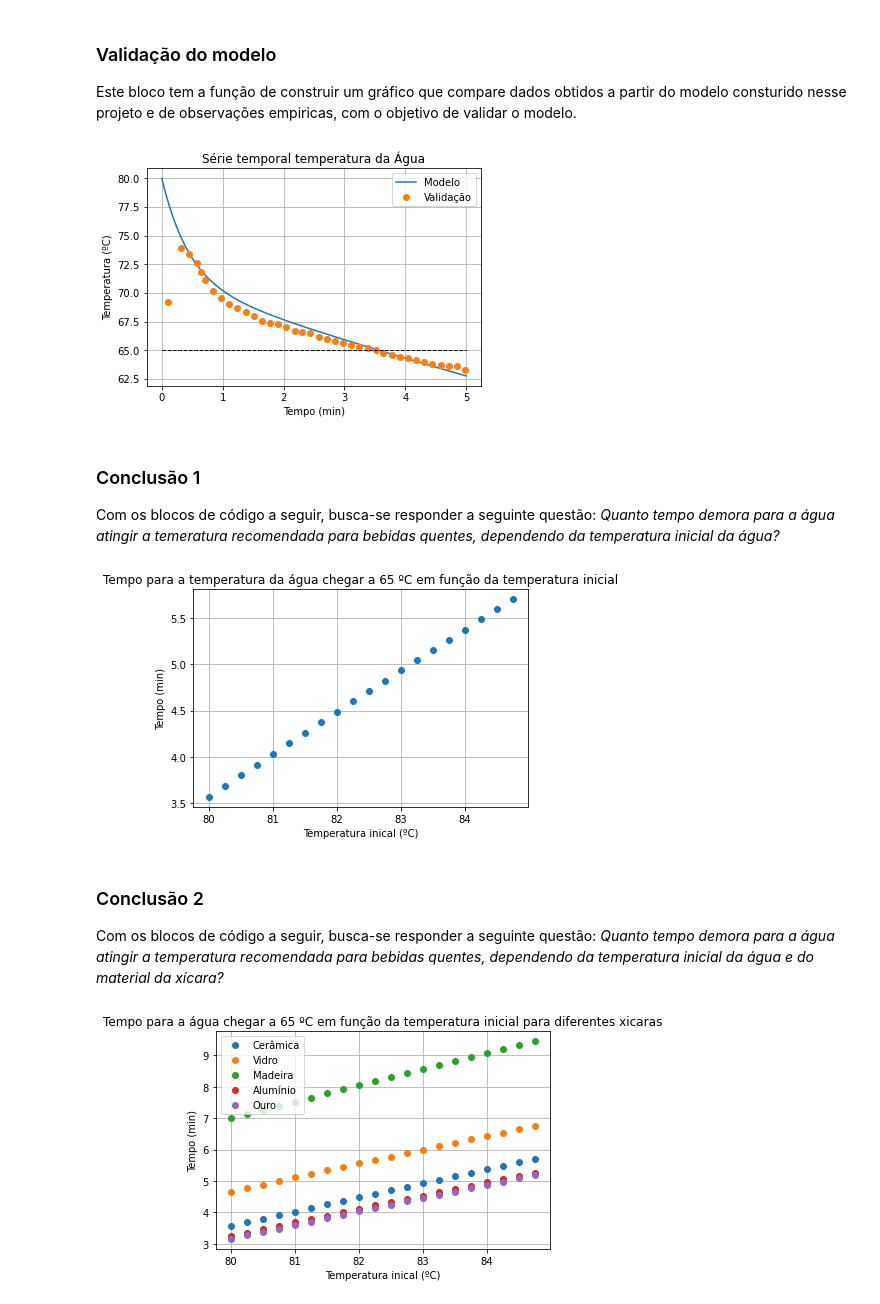
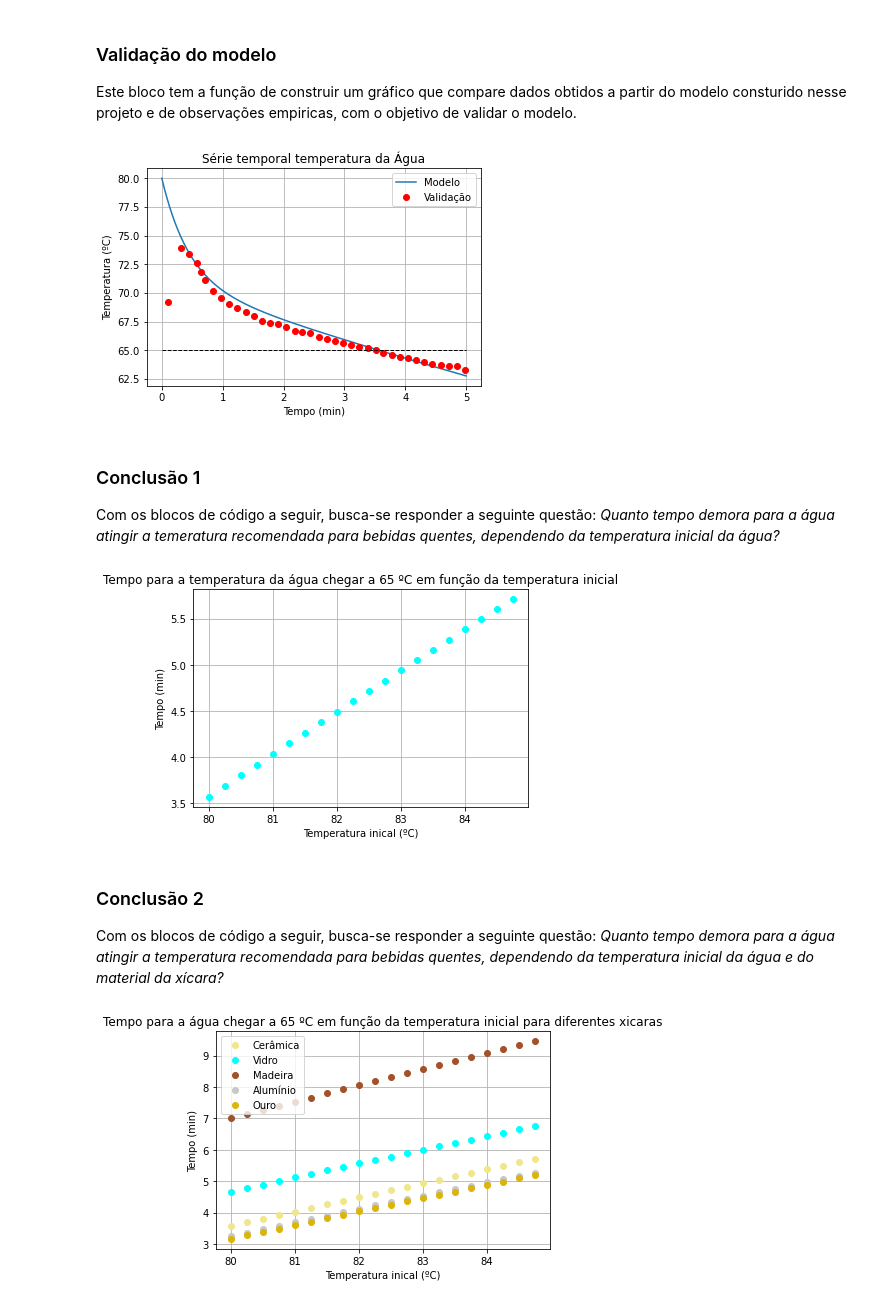
Before and after one commit to rodme02/Projeto_2_ModSim, a Jupyter notebook: Projeto_2.ipynb, the cells around one changed output. Saved outputs shown, nothing was run; the diff lists cells and outputs as text; code cells hidden in the pictures.

Commit message:
cores dos gráficos

```diff
--- a/Projeto_2.ipynb
+++ b/Projeto_2.ipynb
@@ -161,7 +161,7 @@ t_min_validação = (0.11, 0.31, 0.44, 0.58, 0.65, 0.71, 0.84, 0.98, 1.11, 1.24,
 
 # Plotagem do gráfico
 plt.plot(tempo_min, T_agua, label="Modelo")
-plt.plot(t_min_validação, T_agua_validação, "o", label="Validação")
+plt.plot(t_min_validação, T_agua_validação, "ro", label="Validação")
 
 plt.plot([tempo_min[0], tempo_min[-1]], [65, 65], "k--", lw=1)  # Linha de referencia para a temperatura ideal da água
 
@@ -173,7 +173,7 @@ plt.grid()
 plt.savefig('validacao.png', dpi=300, transparent=True)
 plt.show()
 # %% [output]
-[figure, old version]
+[figure, new version]
 # %% [markdown]
 ### Conclusão 1
 
@@ -217,7 +217,7 @@ for T0_agua in lista_T0_agua:
     tempos_T_ideal.append(tempo_T_ideal)
 
 # Plotagem do gráfico
-plt.plot(lista_T0_agua, tempos_T_ideal, 'o')
+plt.plot(lista_T0_agua, tempos_T_ideal, 'o', color='aqua')
 plt.title('Tempo para a temperatura da água chegar a 65 ºC em função da temperatura inicial')
 plt.ylabel('Tempo (min)')
 plt.xlabel('Temperatura inical (ºC)')
@@ -225,7 +225,7 @@ plt.grid()
 plt.savefig('tempo_xicara.png', dpi=300, transparent=True)
 plt.show()
 # %% [output]
-[figure, old version]
+[figure, new version]
 # %% [markdown]
 ### Conclusão 2
 
@@ -270,6 +270,7 @@ K_madeira  = 0.14
 K_alumínio = 235
 K_ouro     = 327
 
+cores= ('khaki','cyan','sienna','#C5C9C7','#DBB40C')
 K_list = (K_ceramica, K_vidro, K_madeira, K_alumínio, K_ouro)
 
 # Calores Específicos (em J/(kg ⋅ K))
@@ -298,33 +299,32 @@ materiais_tempos = []
 for material in materiais:
 
     # Tempos que a água chega na tempetarua ideal para temeratura inicial
     material_tempos = []
 
     for T0_agua in lista_T0_agua:
         T0 = (T0_agua, T0_xicara)
 
         # Implementação do modelo
         T_list_3 = odeint(modelo_2, T0, tempo_2_seg, args=(material, ))
         T_agua_3 = T_list_3[:, 0]
 
         # Dado conclusivo
         material_tempo = tempo_tempetarura_valor(tempo_2_min, T_agua_3, T_agua_ideal)
         material_tempos.append(material_tempo)
 
     materiais_tempos.append(material_tempos)
 
 # Plotagem do gráfico
 for i, material in enumerate(materiais_nomes):
     xicara_tempos = materiais_tempos[i]
-
-    plt.plot(lista_T0_agua, xicara_tempos, "o", label=material)
+    plt.plot(lista_T0_agua, xicara_tempos, "o", label=material, color= cores[i])
 
 plt.title('Tempo para a água chegar a 65 ºC em função da temperatura inicial para diferentes xicaras')
 plt.ylabel('Tempo (min)')
 plt.xlabel('Temperatura inical (ºC)')
 plt.legend()
 plt.grid()
 plt.savefig('tempos_xicaras.png', dpi=300, transparent=True)
 plt.show()
 # %% [output]
-[figure, old version]
+[figure, new version]
```
Also changed, not shown: parts of 1 cell of this notebook, 4 other files.
